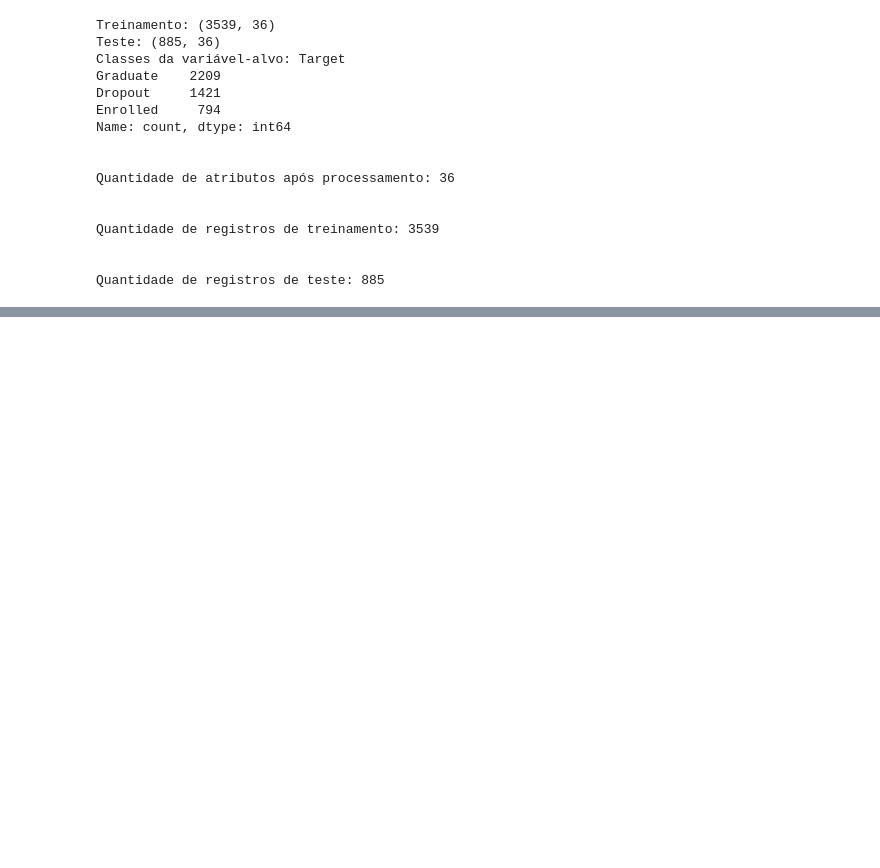
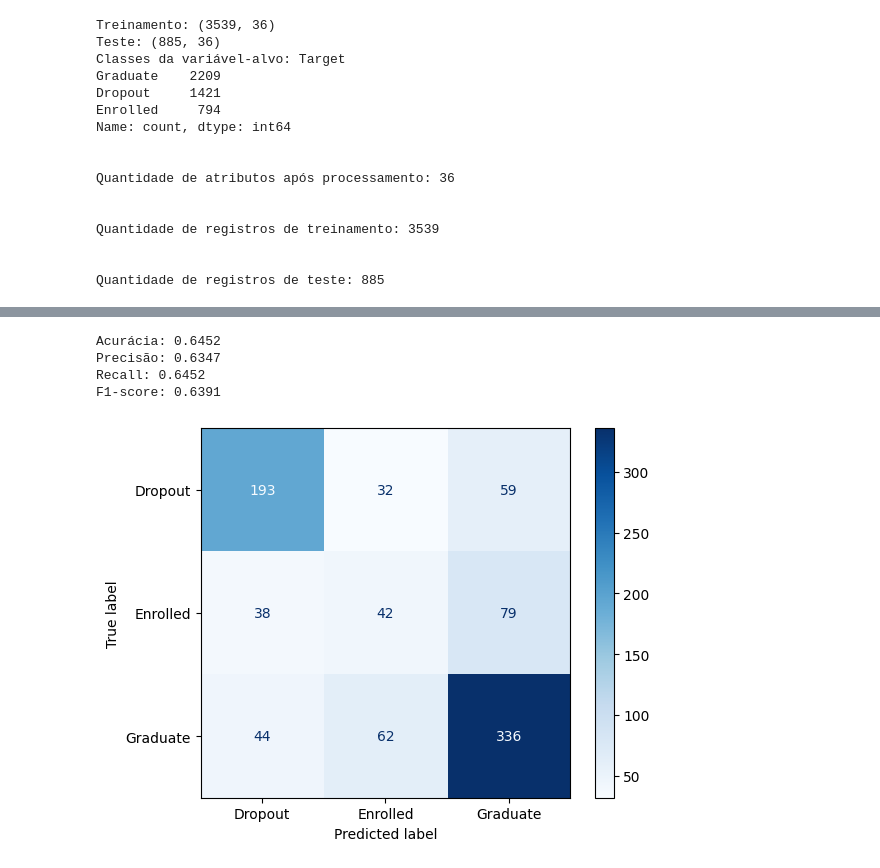
Before and after one commit to isabuleje/ap2-ciencia-de-dados, a Jupyter notebook: classificacao_notebook.ipynb, the cells around one changed output, grey strips where cells are left out. Cells and saved outputs as stored; diff of their text form; code cells hidden in the pictures; blank space fills up the shorter version.

Commit message:
Métricas de acurácia, precisão, recall e f1

```diff
--- a/classificacao_notebook.ipynb
+++ b/classificacao_notebook.ipynb
@@ -172,0 +173,32 @@ Acurácia da Árvore de Decisão com profundidade máxima 15: 0.7006
+# %%
+knn = KNeighborsClassifier(n_neighbors=5)
+knn.fit(X_treino, y_treino)
+y_pred_classificacao = knn.predict(X_teste)
+
+### Métricas ###
+acuracia = accuracy_score(y_teste, y_pred_classificacao)
+precisao = precision_score(y_teste, y_pred_classificacao, average='weighted')
+recall = recall_score(y_teste, y_pred_classificacao, average='weighted')
+f1 = f1_score(y_teste, y_pred_classificacao, average='weighted')
+
+print(f"Acurácia: {acuracia:.4f}")
+print(f"Precisão: {precisao:.4f}")
+print(f"Recall: {recall:.4f}")
+print(f"F1-score: {f1:.4f}")
+
+matriz_confusao = confusion_matrix(y_teste, y_pred_classificacao)
+
+### Exibição ###
+disp = ConfusionMatrixDisplay(
+    confusion_matrix=matriz_confusao,
+    display_labels=knn.classes_
+)
+
+disp.plot(cmap=plt.cm.Blues)
+plt.show()
+# %% [output]
+Acurácia: 0.6452
+Precisão: 0.6347
+Recall: 0.6452
+F1-score: 0.6391
+[figure, added]
```
Also changed, not shown: parts of 1 cell of this notebook, 1 other file.
